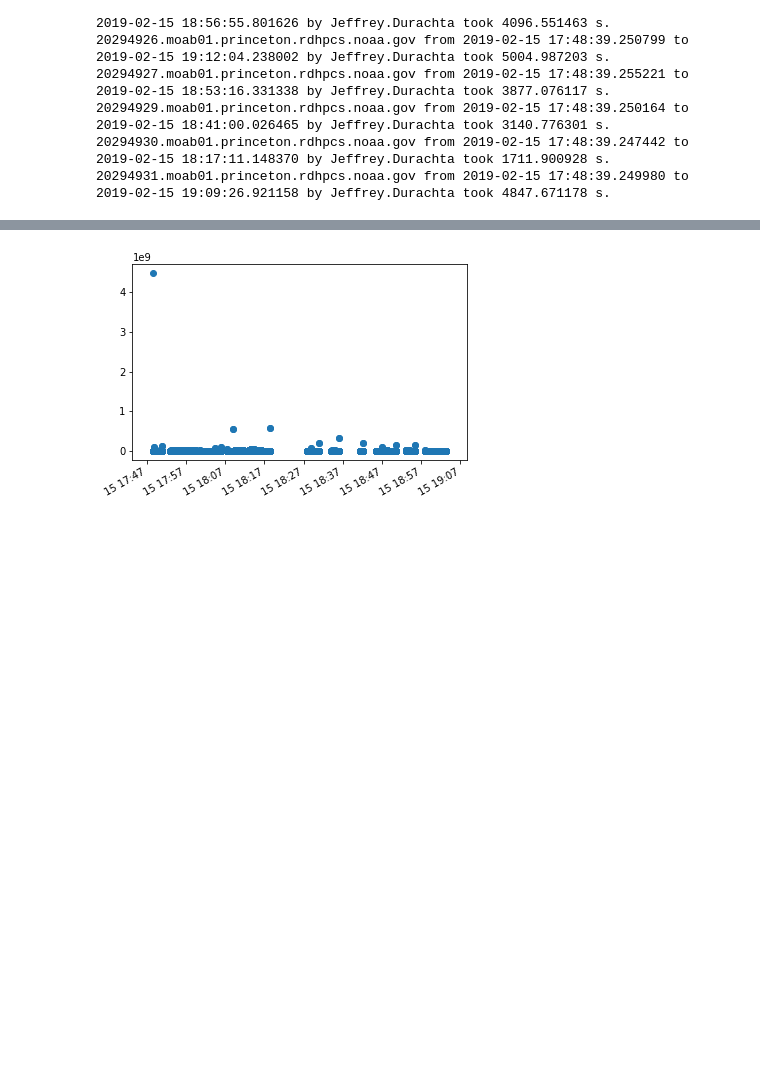
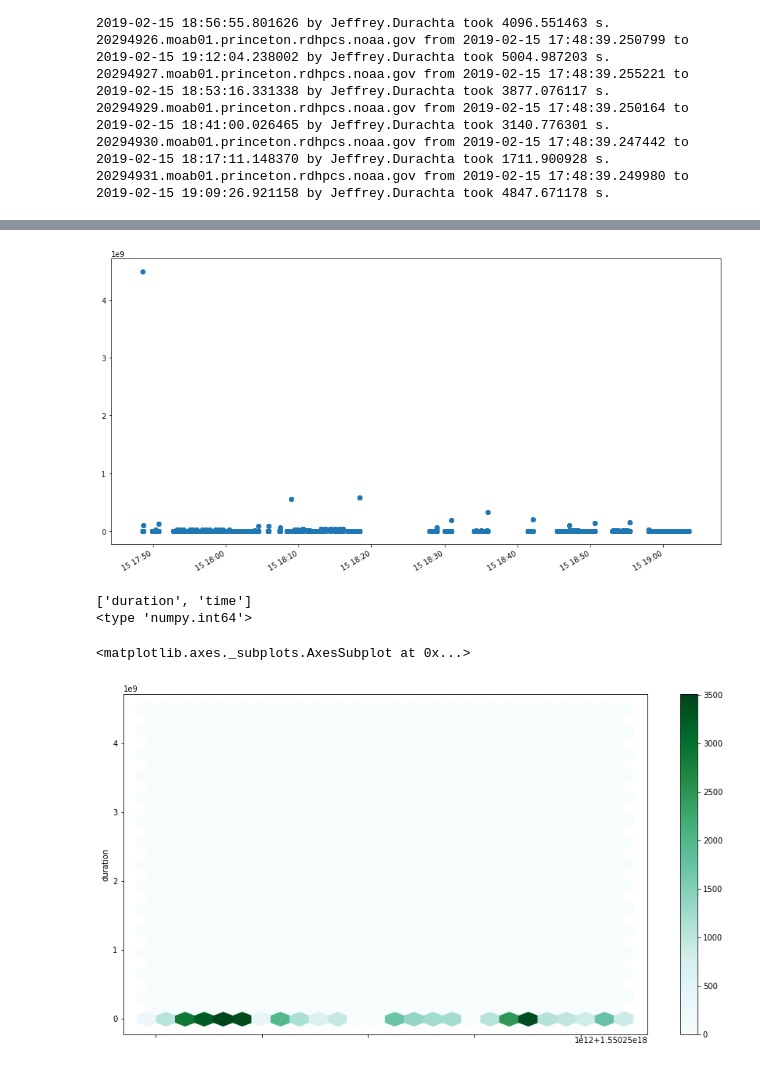
Before and after one commit to ilaflott/epmt, a Jupyter notebook: EPMT.ipynb, the cells around one changed output, grey strips where cells are left out. Drawn from its saved outputs; the diff is of its cells as text; code cells hidden in the pictures; blank space fills up the shorter version.

```diff
--- a/EPMT.ipynb
+++ b/EPMT.ipynb
@@ -8,8 +8,10 @@ setup_orm_db()
 # %%
 %matplotlib inline
 import matplotlib.pyplot as plt
+from matplotlib import rcParams
 import numpy as np
-plt.rcParams['figure.figsize'] = [15, 8]
+import pandas as pd
+rcParams['figure.figsize'] = [15, 8]
 
 def barplot(labels=[], y_val=[], mn="None", yscale="log", title_suffix="by executable"):
     index = np.arange(len(labels))
@@ -154,20 +156,28 @@ def get_processes_job_filter(jobid, pat=None):
 # %%
 a = get_processes_job_filter(jobid=j)
 b = zip(*a)
 plt.plot([],[])
 plt.scatter(b[1],b[2])
 plt.gcf().autofmt_xdate()
+plt.show()
 
-plt.show()
+df = pd.DataFrame( { 'time': b[1], 'duration': b[2] })
+df['time'] = pd.to_numeric(df['time'])
+df.plot.hexbin(x='time', y='duration', gridsize=25)
+
 #    value["duration"]
     #y_val.append()
 #    print value["start"]
     #x_val.append(value["start"])
 
 #x_val = [i for i in range(len(y_val))]
 #print x_val, len(y_val)
 ##barplot(labels=labels,y_val=y_val3,mn="average wall clock duration")
 #barplot(labels=labels,y_val=y_val,mn="wall clock duration")
 #barplot(labels=labels,y_val=y_val2,mn="invocations")
 # %% [output]
-[figure, old version]
+[figure, new version]
+['duration', 'time']
+<type 'numpy.int64'>
+<matplotlib.axes._subplots.AxesSubplot at 0x...>
+[figure, added]
```
Also changed, not shown: parts of 8 cells of this notebook.
